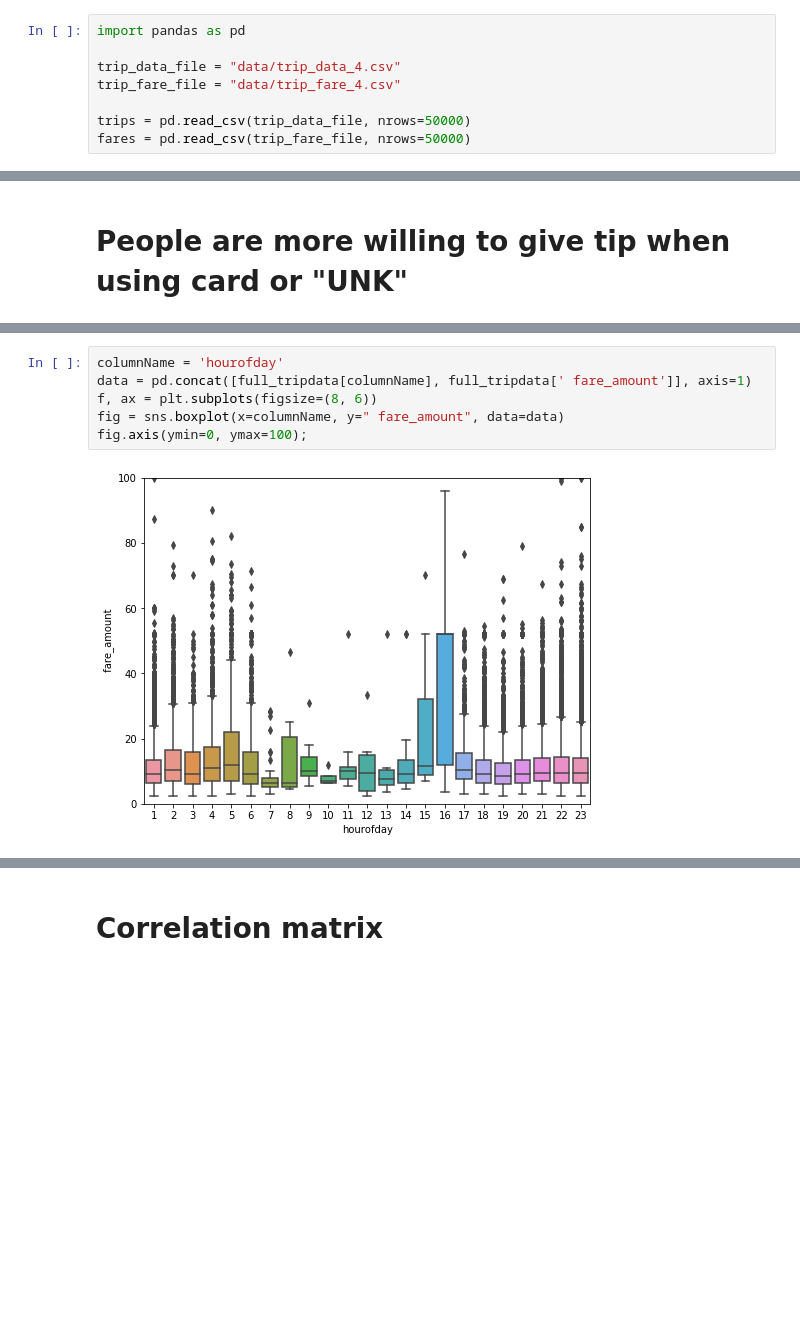
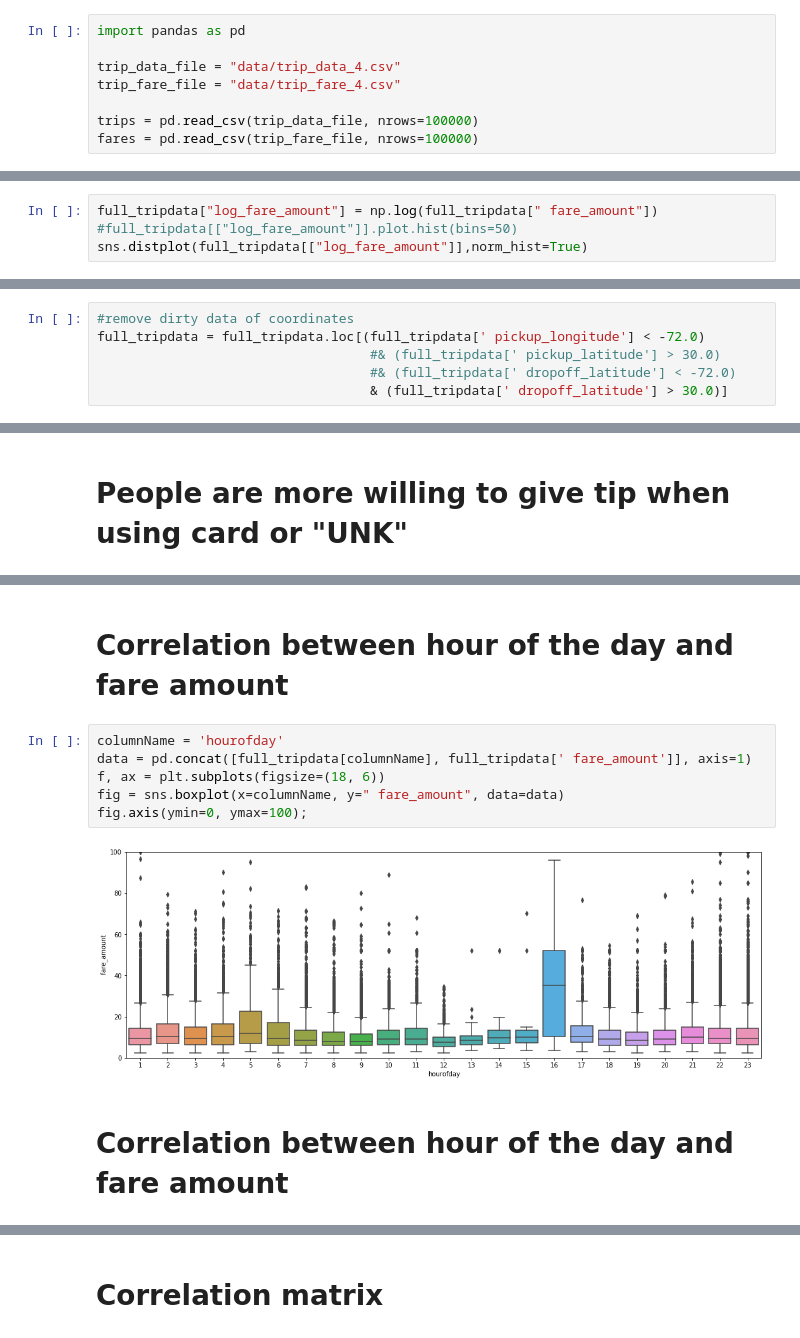
Before and after one commit to emali1/NYCTaxi, a Jupyter notebook: Correlation Analysis.ipynb, the cells around one changed output, grey strips where cells are left out. Saved outputs shown, nothing was run; the diff lists cells and outputs as text; blank space fills up the shorter version.

```diff
--- a/Correlation Analysis.ipynb
+++ b/Correlation Analysis.ipynb
@@ -7,8 +8,8 @@ import pandas as pd
 trip_data_file = "data/trip_data_4.csv"
 trip_fare_file = "data/trip_fare_4.csv"
 
-trips = pd.read_csv(trip_data_file, nrows=50000)
-fares = pd.read_csv(trip_fare_file, nrows=50000)
+trips = pd.read_csv(trip_data_file, nrows=100000)
+fares = pd.read_csv(trip_fare_file, nrows=100000)
 # %%
 full_tripdata = pd.merge(left=trips,right=fares, how='left', left_on=['medallion',' hack_license',' vendor_id',' pickup_datetime'], right_on=['medallion',' hack_license',' vendor_id',' pickup_datetime'])
 full_tripdata = full_tripdata.drop_duplicates()
@@ -56,0 +46,4 @@ sns.distplot(full_tripdata[[" fare_amount"]])
+# %%
+full_tripdata["log_fare_amount"] = np.log(full_tripdata[" fare_amount"])
+#full_tripdata[["log_fare_amount"]].plot.hist(bins=50)
+sns.distplot(full_tripdata[["log_fare_amount"]],norm_hist=True)
@@ -114,3 +111,9 @@ full_tripdata = full_tripdata.loc[(full_tripdata[' pickup_longitude'] != 0) & (f
 full_tripdata = full_tripdata.loc[(full_tripdata[' trip_distance'] != 0) & (full_tripdata[' trip_time_in_secs'] != 0)]
 
 full_tripdata = full_tripdata.loc[(full_tripdata['weekday'] != 0) & (full_tripdata['hourofday'] != 0)]
+# %%
+#remove dirty data of coordinates
+full_tripdata = full_tripdata.loc[(full_tripdata[' pickup_longitude'] < -72.0)
+                                   #& (full_tripdata[' pickup_latitude'] > 30.0)
+                                   #& (full_tripdata[' dropoff_latitude'] < -72.0)
+                                   & (full_tripdata[' dropoff_latitude'] > 30.0)]
@@ -244,11 +247,15 @@ fig.axis(ymin=0, ymax=35);
+# %% [markdown]
+# Correlation between hour of the day and fare amount
 # %%
 columnName = 'hourofday'
 data = pd.concat([full_tripdata[columnName], full_tripdata[' fare_amount']], axis=1)
-f, ax = plt.subplots(figsize=(8, 6))
+f, ax = plt.subplots(figsize=(18, 6))
 fig = sns.boxplot(x=columnName, y=" fare_amount", data=data)
 fig.axis(ymin=0, ymax=100);
 # %% [output]
-[figure, old version]
+[figure, new version]
+# %% [markdown]
+# Correlation between hour of the day and fare amount
 # %%
 columnName = 'hourofday'
 data = pd.concat([full_tripdata[columnName], full_tripdata[' tip_amount']], axis=1)
```
Also changed, not shown: parts of 87 cells of this notebook, 5 other files.
